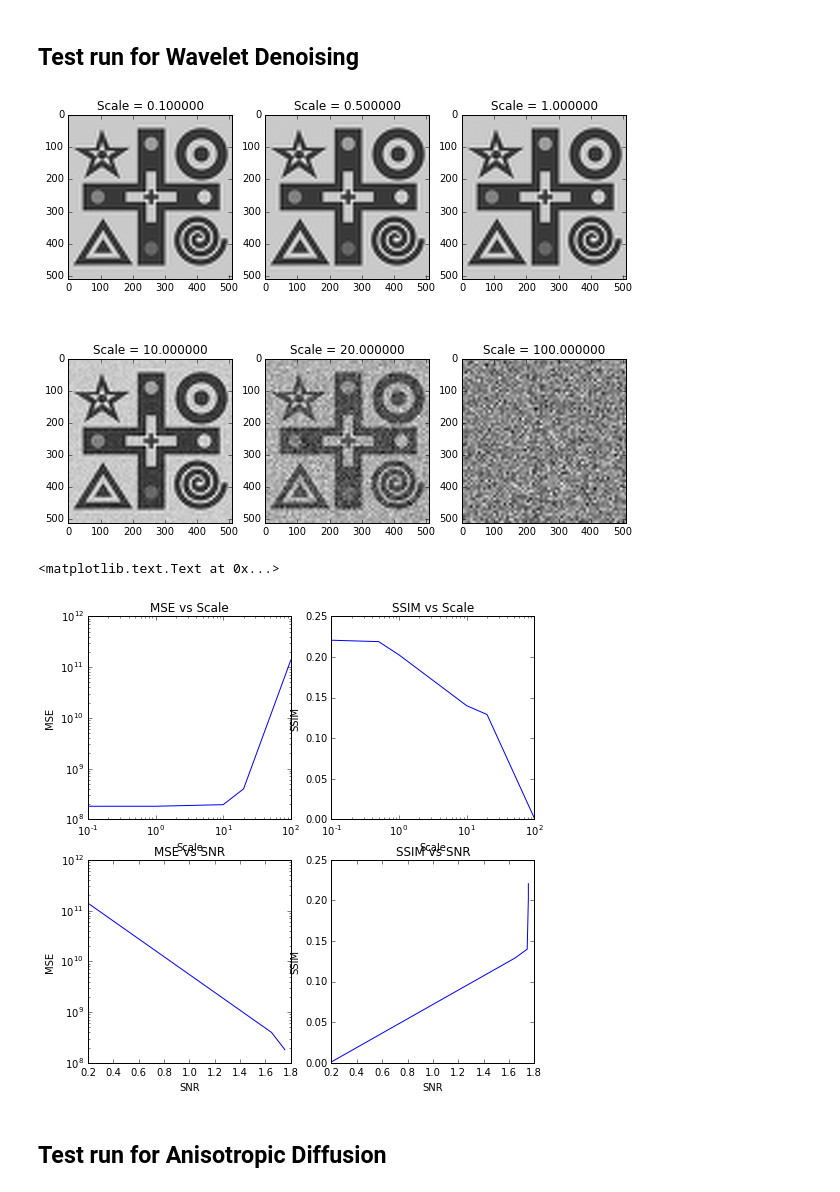
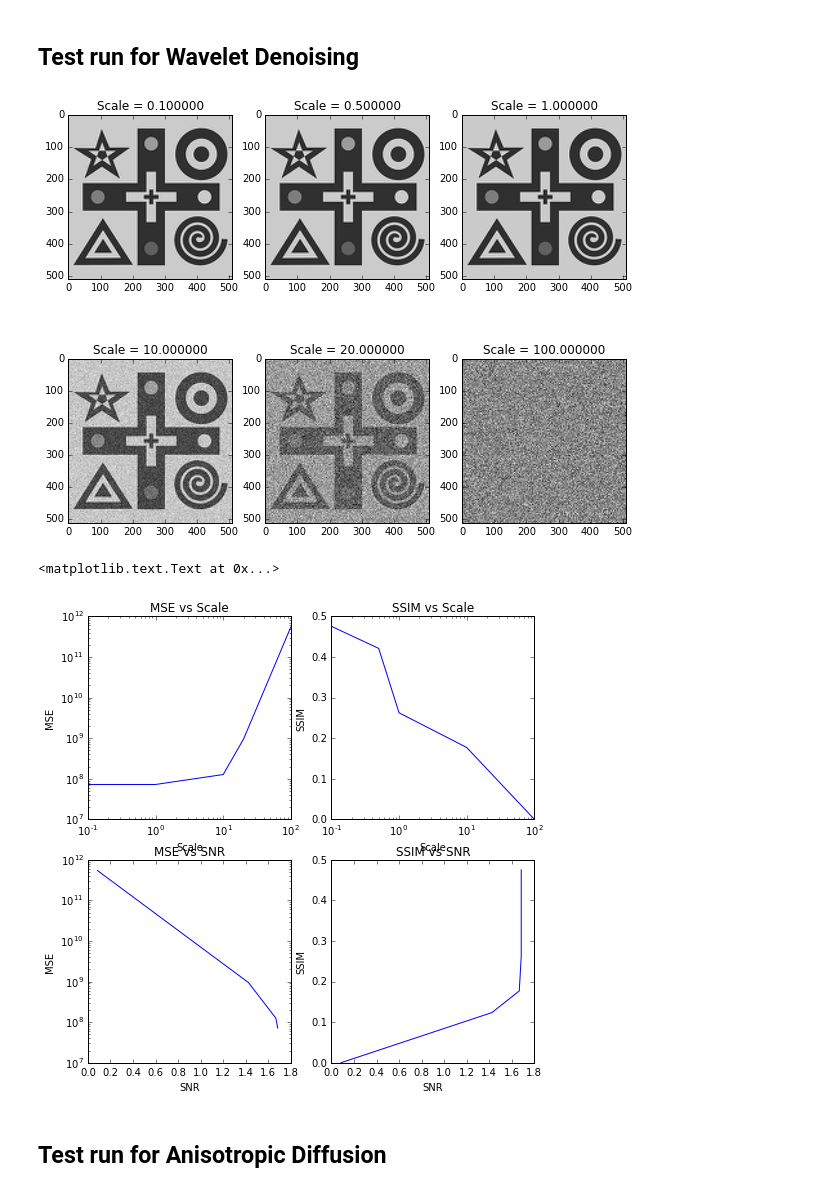
Before and after one commit to martinholub/Quantitative-Big-Imaging-2017, a Jupyter notebook: Exercises/02-files/Exercise4.ipynb, the cells around one changed output. Saved outputs shown, nothing was run; the diff lists cells and outputs as text; code cells hidden in the pictures.

```diff
--- a/Exercises/02-files/Exercise4.ipynb
+++ b/Exercises/02-files/Exercise4.ipynb
@@ -201,35 +201,35 @@ ssim4 = np.zeros((len(scales), Ntests), dtype = np.float32)
 snr4 = np.zeros((len(scales), Ntests), dtype = np.float32)
 
 import pywt
 def current_filter(img, wavelet, level):
     coefs = pywt.wavedec2(img, wavelet = wavelet, mode='reflect', level = level)
     cnst = 0.6745 # some apparetnly random constant
     sigma = np.median(np.abs(coefs[0]))/0.6745
     threshold = sigma*np.sqrt(2*np.log(img.size))
     coefs_dns = coefs[:]
     # denoise coefficients except n-level approximate coeficients
     coefs_dns[1:] =(pywt.threshold(x, threshold) for x in coefs[1:])
     x = pywt.waverec2(coefs_dns, wavelet = wavelet, mode = 'reflect')
     return x
 
 img = np.zeros(d.shape)
-wvlt = 'sym6'; lvl = 3;
+wvlt = 'sym4'; lvl = 2;
 
 plt.figure(3, figsize = (10,8))
 for i, c_scale in enumerate(scales):
     for j in range(Ntests):
         img = d+c_scale*np.random.uniform(low = -c_scale, high = c_scale, size = d.shape)
         x = current_filter(img, wavelet = wvlt, level = lvl)
         mse4[i,j]=mse(d,x);
         ssim4[i,j]=ssim(d,x);
         xx = x[220:300, 220:300]; # cut out a region for SNR computation
         snr4[i,j] = np.mean(xx)/np.std(xx)
     # Add some lines here to display the latest image in a subplot
     plt.subplot(2, 3 ,i+1)
     plt.imshow(x, cmap = 'gray')
     plt.title('Scale = {0:f}'.format(c_scale))
 # %% [output]
-[figure, old version]
+[figure, new version]
 # %%
 fig, ((ax1, ax2), (ax3, ax4)) = plt.subplots(2, 2, figsize=(8, 8))
 ax1.loglog(scales,np.mean(mse4,1)) # Add annotations for the plot and axes
@@ -254,6 +254,6 @@ ax4.set_xlabel('SNR')
 ax4.set_ylabel('SSIM')
 # %% [output]
 <matplotlib.text.Text at 0x...>
-[figure, old version]
+[figure, new version]
 # %% [markdown]
 ## Test run for Anisotropic Diffusion
```
Also changed, not shown: parts of 5 cells of this notebook.
